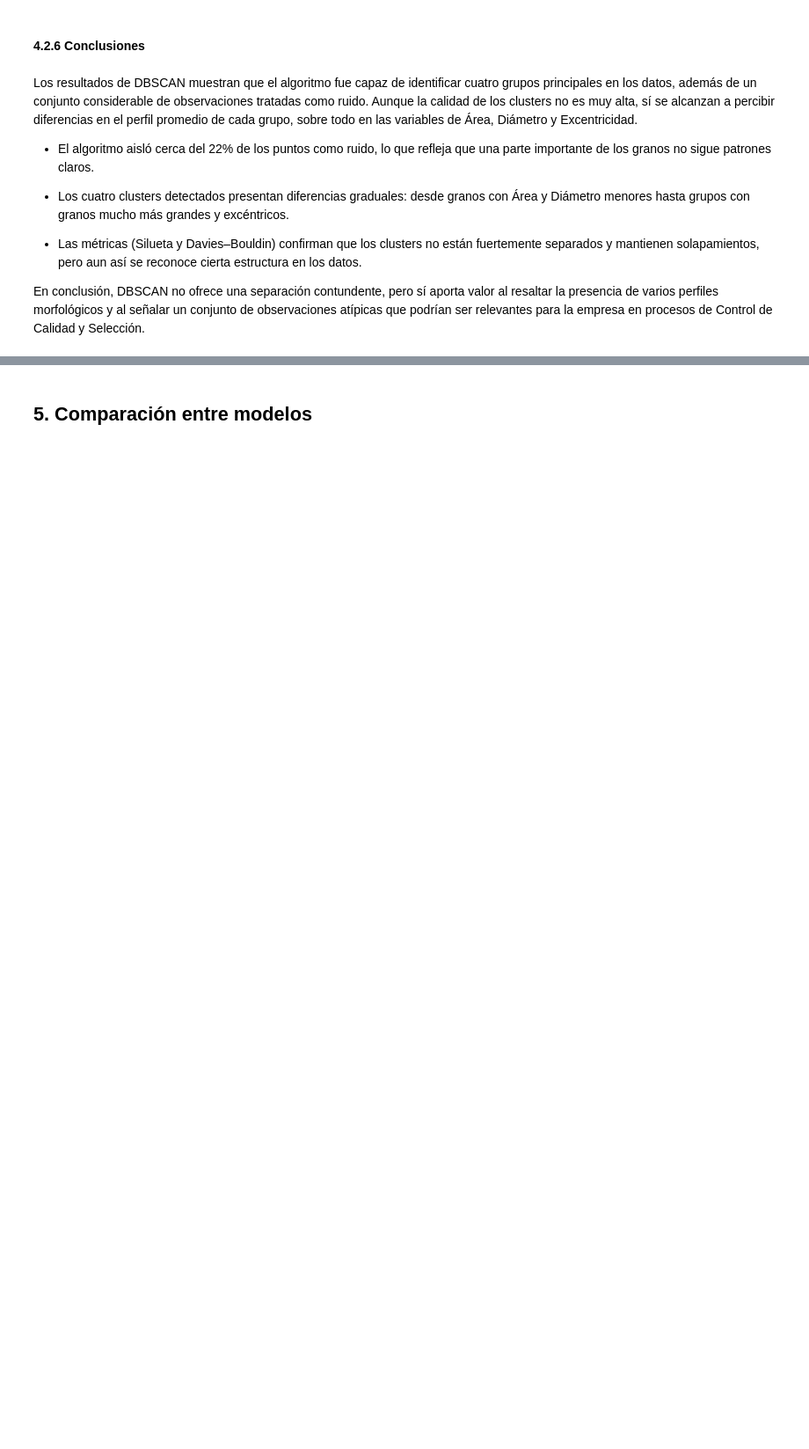
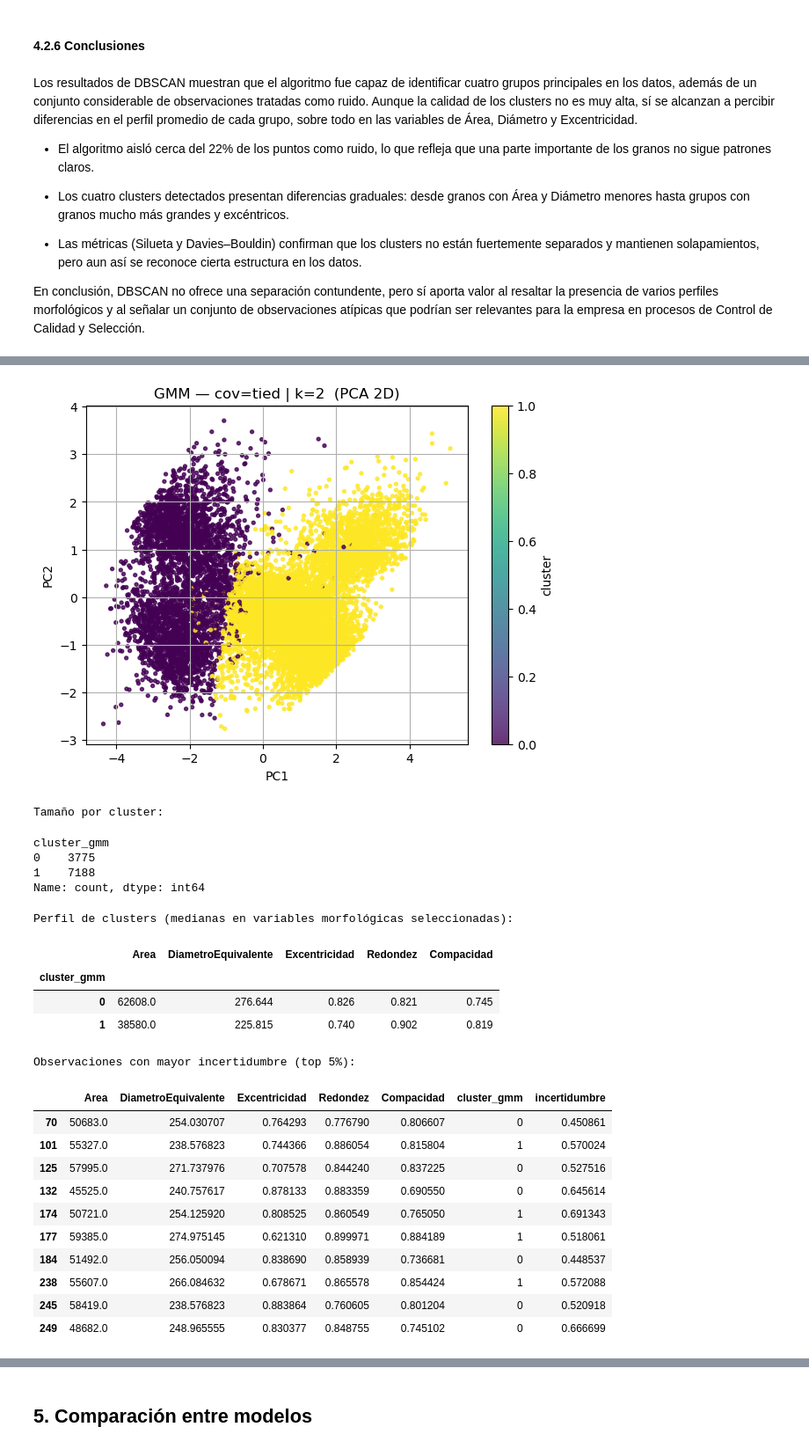
Before and after one commit to carvafel/Laboratorio-2, a Jupyter notebook: Lab2.ipynb, the cells around one changed output, grey strips where cells are left out. Shown at 88% size. Drawn from its saved outputs; the diff is of its cells as text; code cells hidden in the pictures; blank space fills up the shorter version.

```diff
--- a/Lab2.ipynb
+++ b/Lab2.ipynb
@@ -1198,0 +1206,13 @@ En conclusión, DBSCAN no ofrece una separación contundente, pero sí aporta va
+# %%
+vars_modelo = ['Area', 'DiametroEquivalente', 'Excentricidad', 'Redondez', 'Compacidad']
+
+assert 'df_clean' in globals(), "df_clean no existe. Ejecuta primero la sección de purga/selección."
+X = df_clean[vars_modelo].copy()
+
+from sklearn.preprocessing import StandardScaler
+scaler = StandardScaler()
+X_scaled = scaler.fit_transform(X)
+
+print("Dimensiones consistentes con algoritmos anteriores:", X.shape)
+
+df_num = df_clean.loc[X.index].copy()
@@ -1198,0 +1375,52 @@ En conclusión, DBSCAN no ofrece una separación contundente, pero sí aporta va
+# %%
+import matplotlib.pyplot as plt
+from sklearn.decomposition import PCA
+import numpy as np, pandas as pd
+
+# PCA SOLO para visualización
+pca = PCA(n_components=2, random_state=42)
+XY = pca.fit_transform(X_scaled)
+
+plt.figure(figsize=(7,5))
+scatter = plt.scatter(XY[:,0], XY[:,1], c=labels_gmm, s=8, alpha=0.8)
+plt.title(f"GMM — cov={best_cov} | k={best_k}  (PCA 2D)")
+plt.xlabel("PC1"); plt.ylabel("PC2"); plt.grid(True)
+plt.colorbar(scatter, label="cluster")
+plt.show()
+
+print("Tamaño por cluster:")
+display(df_num["cluster_gmm"].value_counts().sort_index())
+
+# Resumen por cluster en las variables
+perfil = df_num.groupby("cluster_gmm")[vars_modelo].median().round(3)
+print("Perfil de clusters (medianas en variables morfológicas seleccionadas):")
+display(perfil)
+
+umbral = np.quantile(df_num["incertidumbre"], 0.95)
+borderline = df_num[df_num["incertidumbre"] >= umbral][vars_modelo + ["cluster_gmm","incertidumbre"]]
+print("Observaciones con mayor incertidumbre (top 5%):")
+display(borderline.head(10))
+# %% [output]
+[figure, added]
+Tamaño por cluster:
+cluster_gmm
+0    3775
+1    7188
+Name: count, dtype: int64
+Perfil de clusters (medianas en variables morfológicas seleccionadas):
+|  | Area | DiametroEquivalente | Excentricidad | Redondez | Compacidad |
+| cluster_gmm |  |  |  |  |  |
+| 0 | 62608.0 | 276.644 | 0.826 | 0.821 | 0.745 |
+| 1 | 38580.0 | 225.815 | 0.740 | 0.902 | 0.819 |
+Observaciones con mayor incertidumbre (top 5%):
+|  | Area | DiametroEquivalente | Excentricidad | Redondez | Compacidad | cluster_gmm | incertidumbre |
+| 70 | 50683.0 | 254.030707 | 0.764293 | 0.776790 | 0.806607 | 0 | 0.450861 |
+| 101 | 55327.0 | 238.576823 | 0.744366 | 0.886054 | 0.815804 | 1 | 0.570024 |
+| 125 | 57995.0 | 271.737976 | 0.707578 | 0.844240 | 0.837225 | 0 | 0.527516 |
+| 132 | 45525.0 | 240.757617 | 0.878133 | 0.883359 | 0.690550 | 0 | 0.645614 |
+| 174 | 50721.0 | 254.125920 | 0.808525 | 0.860549 | 0.765050 | 1 | 0.691343 |
+| 177 | 59385.0 | 274.975145 | 0.621310 | 0.899971 | 0.884189 | 1 | 0.518061 |
+| 184 | 51492.0 | 256.050094 | 0.838690 | 0.858939 | 0.736681 | 0 | 0.448537 |
+| 238 | 55607.0 | 266.084632 | 0.678671 | 0.865578 | 0.854424 | 1 | 0.572088 |
+| 245 | 58419.0 | 238.576823 | 0.883864 | 0.760605 | 0.801204 | 0 | 0.520918 |
+| 249 | 48682.0 | 248.965555 | 0.830377 | 0.848755 | 0.745102 | 0 | 0.666699 |
```
Also changed, not shown: parts of 21 cells of this notebook, 2 other files.
